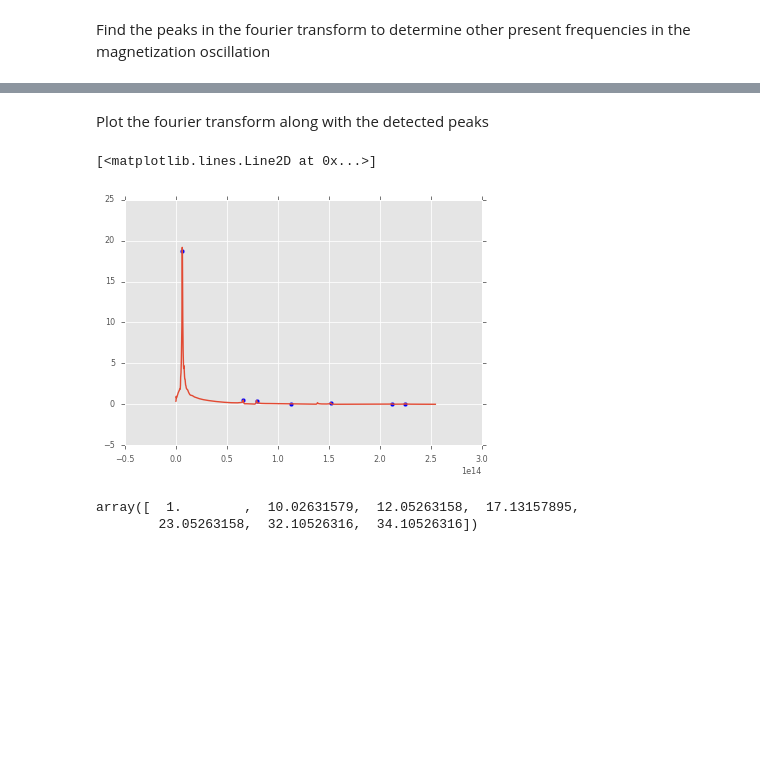
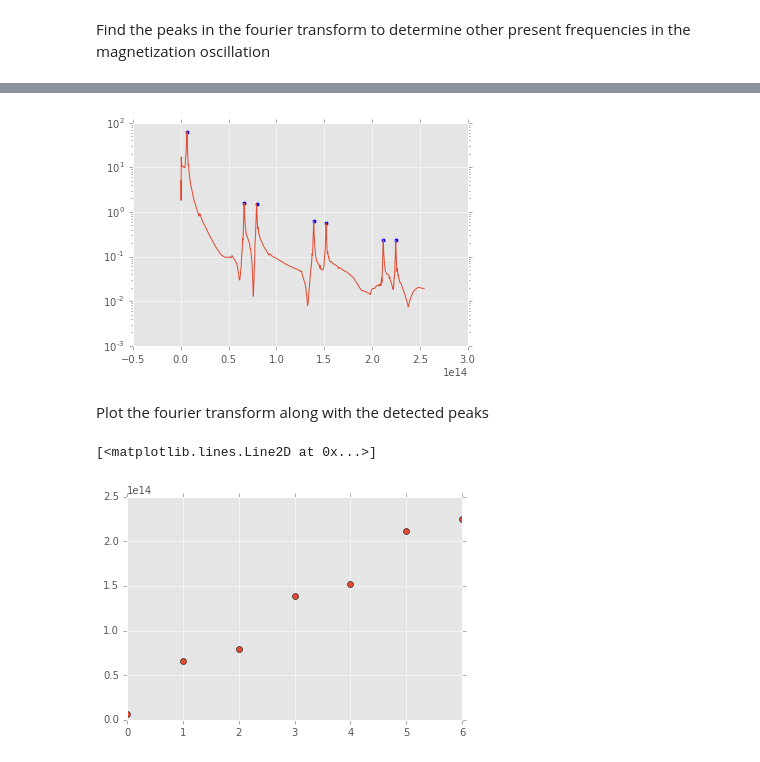
Before and after one commit to carlosmiguelpatino/FerromagneticResonance, a Jupyter notebook: Ferromagnetic Resonance Analysis.ipynb, the cells around one changed output, grey strips where cells are left out. Saved outputs shown, nothing was run; the diff lists cells and outputs as text; code cells hidden in the pictures; blank space fills up the shorter version.

```diff
--- a/Ferromagnetic Resonance Analysis.ipynb
+++ b/Ferromagnetic Resonance Analysis.ipynb
@@ -106,13 +190,18 @@ for index in peakind:
+# %%
+mask = np.ones(len(x_peaks), dtype=bool)
+mask[[0,1,3]] = False
+x_peaks = x_peaks[mask]
+peaks = peaks[mask]
+# %%
+plt.scatter(x_peaks, peaks)
+plt.plot(freq, abs(mz_fft))
+plt.yscale('log')
+# %% [output]
+[figure, added]
 # %% [markdown]
 Plot the fourier transform along with the detected peaks
-# %%
-plt.scatter(x_peaks, peaks, c='b')
-plt.plot(freq, abs(mz_fft))
-# %% [output]
-[<matplotlib.lines.Line2D at 0x...>]
-[figure, removed]
-# %%
-np.array(x_peaks)/x_peaks[0]
-# %% [output]
-array([  1.        ,  10.02631579,  12.05263158,  17.13157895,
-        23.05263158,  32.10526316,  34.10526316])
+# %%
+plt.plot(x_peaks, 'o')
+# %% [output]
+[<matplotlib.lines.Line2D at 0x...>]
+[figure, added]
```
Also changed, not shown: parts of 10 cells of this notebook, 43 other files.
